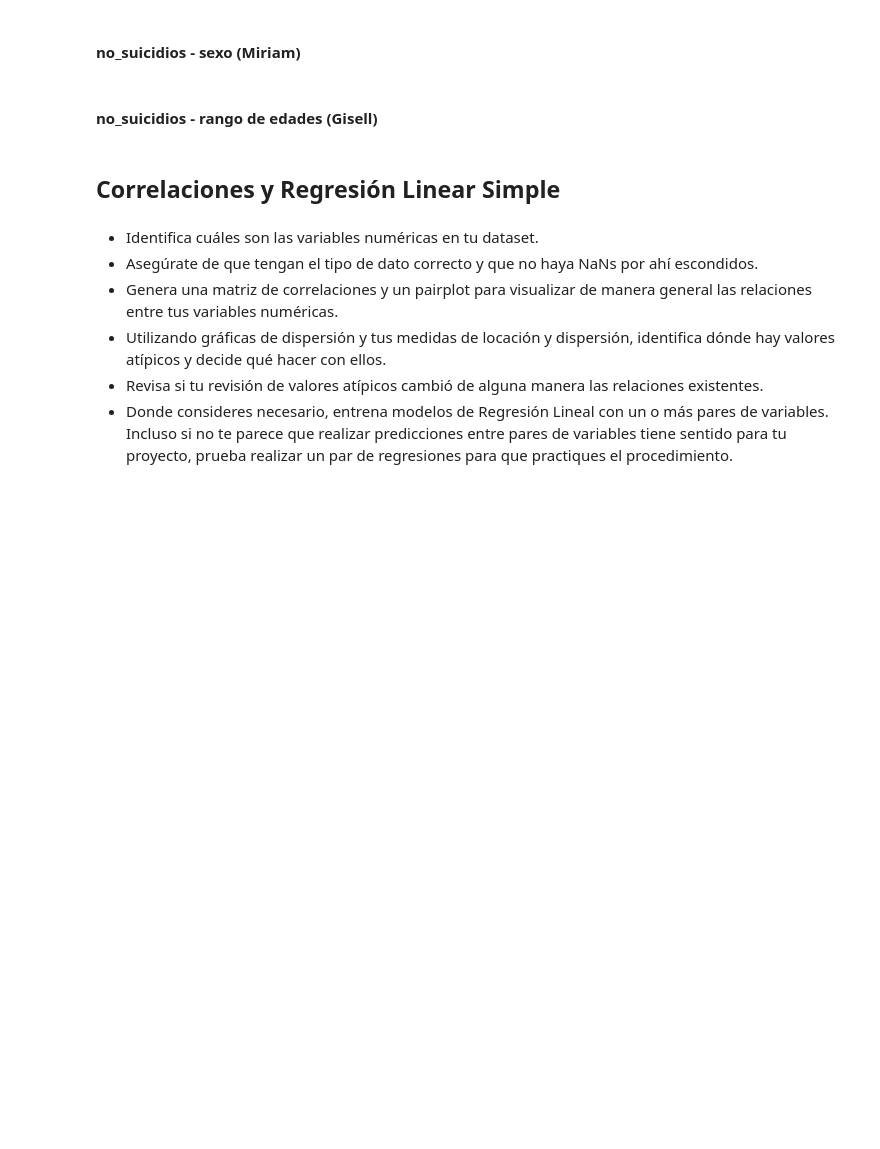
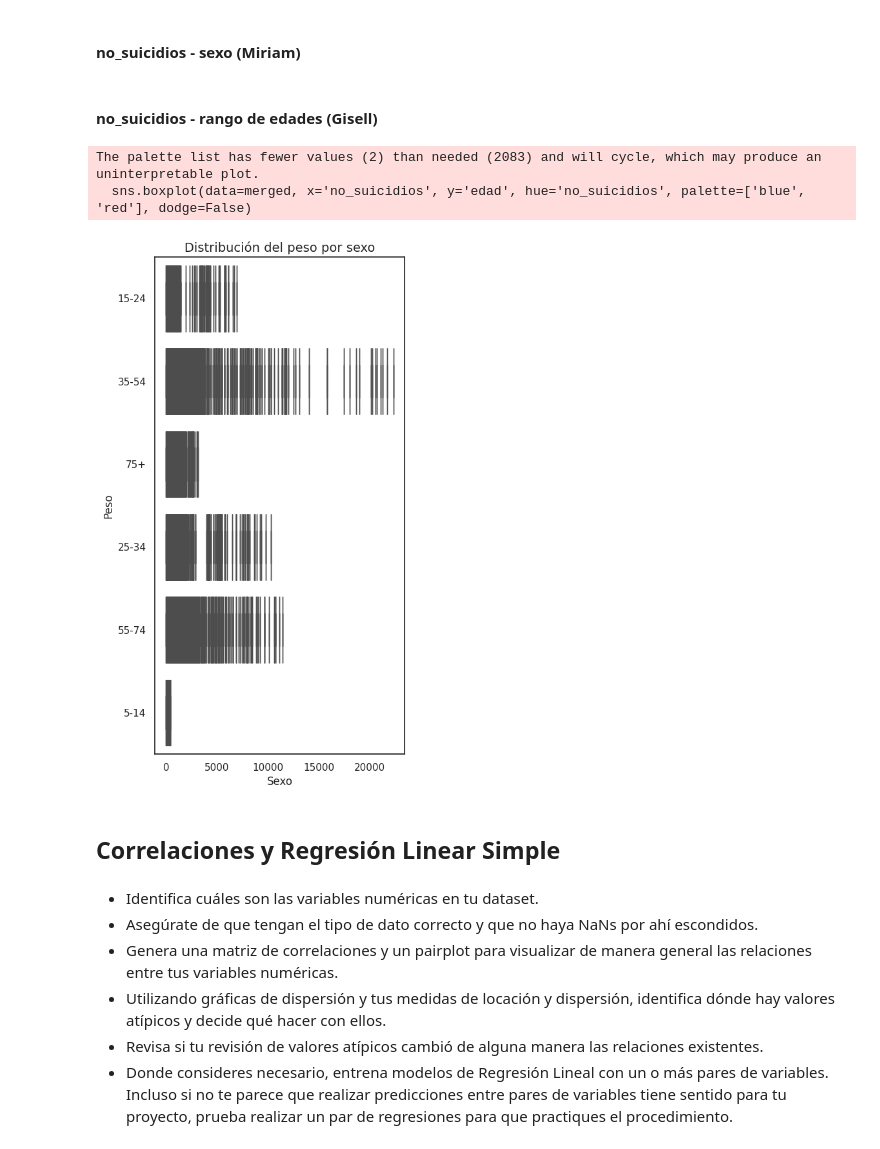
Before and after one commit to Gisellrom/Challange-Encriptamiento, a Jupyter notebook: Suicidios.ipynb, the cells around one changed output. Drawn from its saved outputs; the diff is of its cells as text; code cells hidden in the pictures; blank space fills up the shorter version.

```diff
--- a/Suicidios.ipynb
+++ b/Suicidios.ipynb
@@ -1001,0 +1047,5 @@ Realizar tablas de contingencia y múltiples gráficas
+# %%
+sns.set_style('whitegrid')
+
+#crosstab = pd.crosstab(df['edad'],[df['sexo'], df['generacion']])
+#crosstab
@@ -1014,6 +1083,30 @@ Realizar boxplots y violinplots
 #### no_suicidios - sexo (Miriam)
 # %% [markdown]
 #### no_suicidios - rango de edades (Gisell)
+# %%
+by_athlete = df.groupby(level=0)[['no_suicidios', 'edad']].mean()
+sex = df.groupby(level=0)['edad'].last()
+merged = by_athlete.merge(sex, left_index=True, right_index=True)
+# %%
+plt.figure(figsize=(5, 10))
+# Crea el boxplot con Seaborn y asigna colores
+sns.boxplot(data=merged, x='no_suicidios', y='edad', hue='no_suicidios', palette=['blue', 'red'], dodge=False)
+
+# Omitir la leyenda si no es necesaria
+plt.legend([],[], frameon=False)
+
+# Añade un título principal al gráfico
+plt.title('Distribución del peso por sexo', fontsize=14)
+
+# Añade títulos a los ejes X e Y
+plt.xlabel('Sexo', fontsize=12)
+plt.ylabel('Peso', fontsize=12)
+
+plt.show()
+# %% [output]
+The palette list has fewer values (2) than needed (2083) and will cycle, which may produce an uninterpretable plot.
+  sns.boxplot(data=merged, x='no_suicidios', y='edad', hue='no_suicidios', palette=['blue', 'red'], dodge=False)
+[figure, added]
 # %% [markdown]
 ## Correlaciones y Regresión Linear Simple
 # %% [markdown]
```
Also changed, not shown: parts of 6 cells of this notebook.
